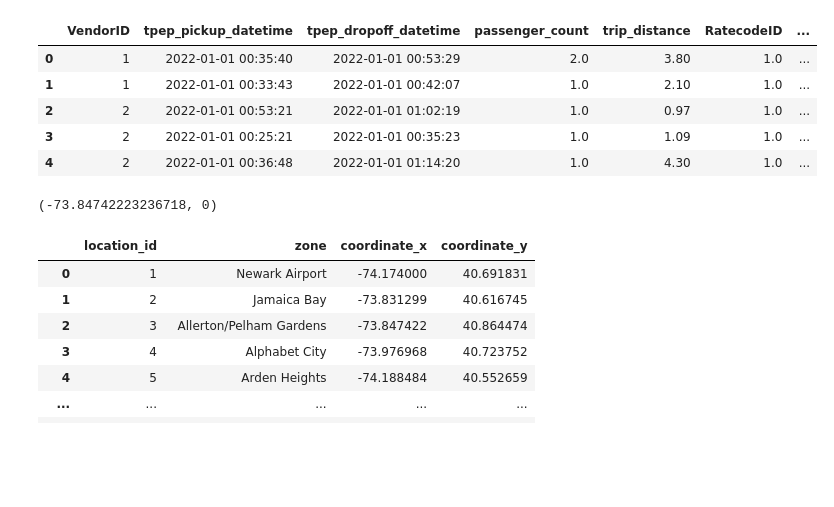
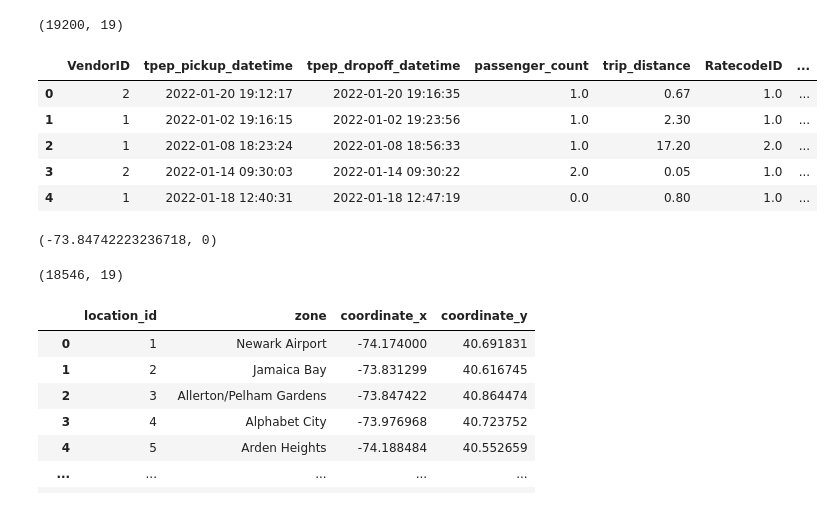
Before and after one commit to Aryan-401/FullStackDataAnalysis, a Jupyter notebook: DataModelling.ipynb, the cells around one changed output. Saved outputs shown, nothing was run; the diff lists cells and outputs as text; code cells hidden in the pictures; blank space fills up the shorter version.

Commit message:
taking sample data

```diff
--- a/DataModelling.ipynb
+++ b/DataModelling.ipynb
@@ -1,16 +1,18 @@
 # %%
 import pandas as pd
 # %%
-df = pd.read_parquet('data/yellow_tripdata_2022-01.parquet').head(1000)  # sampling data
+df = pd.read_csv('data/yellow_tripdata_2022_sample.csv')  # sampling data
 df_taxi_zone = pd.read_csv('data/taxi_zones.csv')
+print(df.shape)
 df.head()
 # %% [output]
+(19200, 19)
 |  | VendorID | tpep_pickup_datetime | tpep_dropoff_datetime | passenger_count | trip_distance | RatecodeID | ... |
-| 0 | 1 | 2022-01-01 00:35:40 | 2022-01-01 00:53:29 | 2.0 | 3.80 | 1.0 | ... |
-| 1 | 1 | 2022-01-01 00:33:43 | 2022-01-01 00:42:07 | 1.0 | 2.10 | 1.0 | ... |
-| 2 | 2 | 2022-01-01 00:53:21 | 2022-01-01 01:02:19 | 1.0 | 0.97 | 1.0 | ... |
-| 3 | 2 | 2022-01-01 00:25:21 | 2022-01-01 00:35:23 | 1.0 | 1.09 | 1.0 | ... |
-| 4 | 2 | 2022-01-01 00:36:48 | 2022-01-01 01:14:20 | 1.0 | 4.30 | 1.0 | ... |
+| 0 | 2 | 2022-01-20 19:12:17 | 2022-01-20 19:16:35 | 1.0 | 0.67 | 1.0 | ... |
+| 1 | 1 | 2022-01-02 19:16:15 | 2022-01-02 19:23:56 | 1.0 | 2.30 | 1.0 | ... |
+| 2 | 1 | 2022-01-08 18:23:24 | 2022-01-08 18:56:33 | 1.0 | 17.20 | 2.0 | ... |
+| 3 | 2 | 2022-01-14 09:30:03 | 2022-01-14 09:30:22 | 2.0 | 0.05 | 1.0 | ... |
+| 4 | 1 | 2022-01-18 12:40:31 | 2022-01-18 12:47:19 | 0.0 | 0.80 | 1.0 | ... |
 # %%
 def get_coordinates(id, column='x'):
     try:
@@ -24,3 +28,7 @@ get_coordinates(3), get_coordinates(2024)  #Testing Function
+# %%
+df.shape
+# %% [output]
+(18546, 19)
 # %%
 df_taxi_zone
 # %% [output]
```
Also changed, not shown: parts of 13 cells of this notebook.
